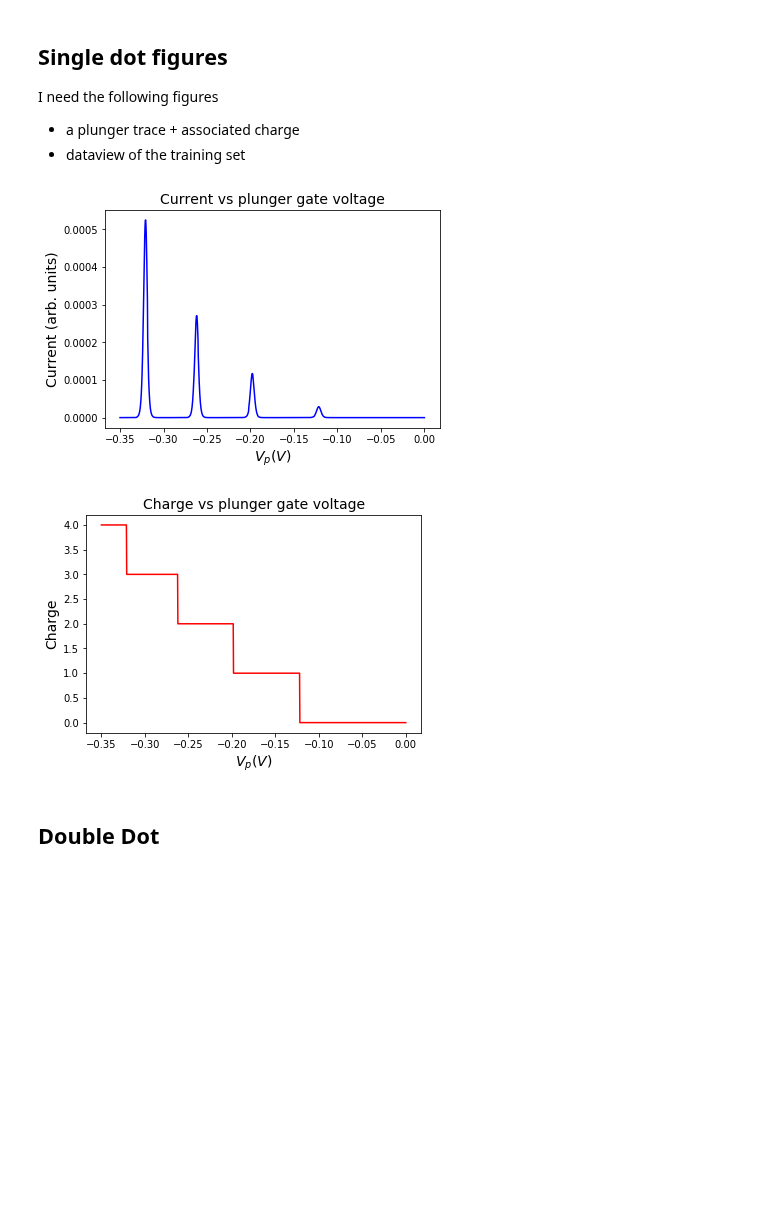
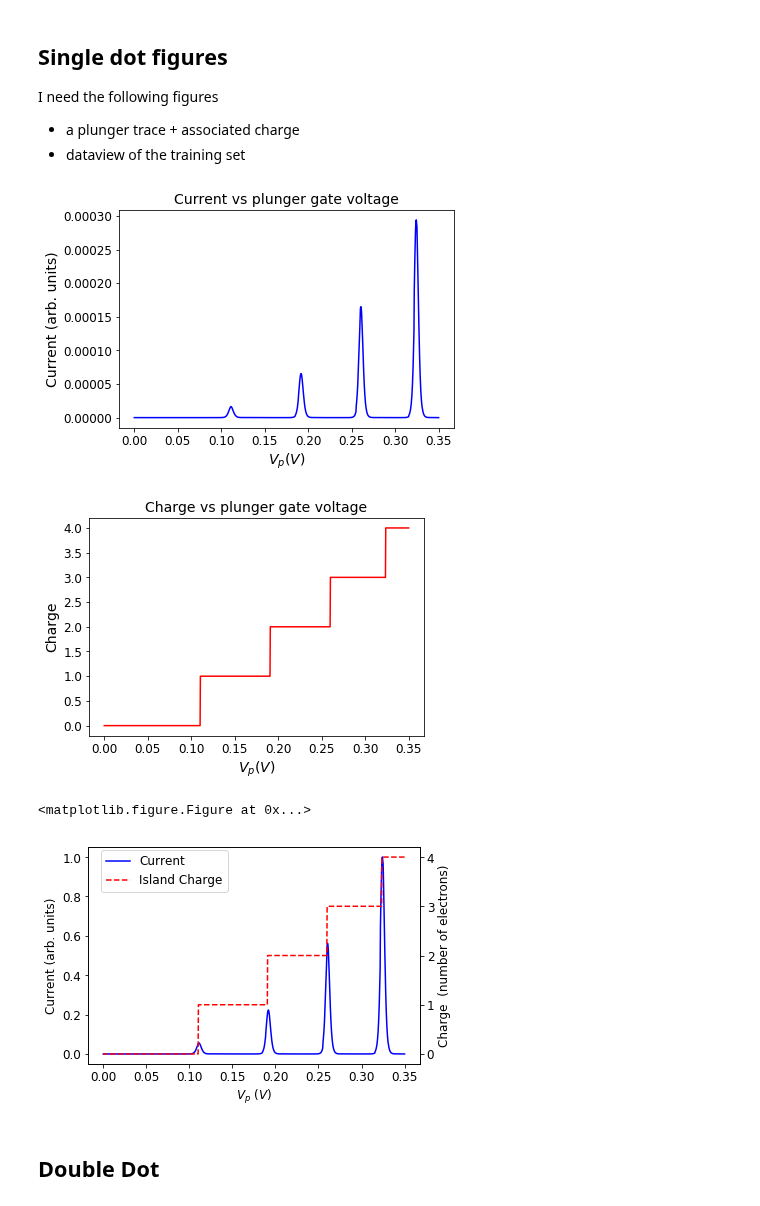
Before and after one commit to Quantumgame/quantum-ml, a Jupyter notebook: Data Generation/Figures.ipynb, the cells around one changed output. Cells and saved outputs as stored; diff of their text form; code cells hidden in the pictures; blank space fills up the shorter version.

```diff
--- a/Data Generation/Figures.ipynb
+++ b/Data Generation/Figures.ipynb
@@ -8,6 +8,14 @@ import matplotlib.pyplot as plt
 import sys
 sys.path.append("/home/physics43/Sandesh/repos/quantum-ml/Nanowire Model/")
 sys.path.append("/home/physics43/Sandesh/repos/quantum-ml/Data Generation/")
+
+import matplotlib as mpl
+label_size = 12
+mpl.rcParams['xtick.labelsize'] = label_size
+mpl.rcParams['ytick.labelsize'] = label_size
+mpl.rcParams.update({'font.size': 12})
+
+import matplotlib.cm as cm
 # %% [markdown]
 ## Single dot figures
 I need the following figures
@@ -16,30 +24,47 @@ I need the following figures
 * dataview of the training set
 # %%
 import random_single_dot
-data_path = "/home/physics43/Sandesh/repos/quantum-ml/Data Generation/Figure Data"
+data_path = "/home/physics43/Sandesh/repos/quantum-ml/Data Generation/Figure Data/"
 
 result = random_single_dot.calc_plunger_trace(1024,data_path)
 # %%
 V_P_vec = result['V_P_vec']
 current_vec = [x['current'] for x in result['output']]
 charge_vec = [np.sum(x['charge']) for x in result['output']]
 plt.figure(1)
-plt.plot(V_P_vec,current_vec,color='b')
+plt.plot(-V_P_vec,current_vec,color='b')
 plt.ylabel(r"Current (arb. units)",fontsize=14)
 plt.xlabel(r"$V_p (V)$",fontsize=14)
 
 plt.title("Current vs plunger gate voltage",fontsize=14)
 plt.savefig("/home/physics43/Desktop/sd_current.png",dpi=300)
 
 plt.figure(2)
-plt.plot(V_P_vec,charge_vec,color='r')
+plt.plot(-V_P_vec,charge_vec,color='r')
 plt.ylabel(r"Charge",fontsize=14)
 plt.xlabel(r"$V_p (V)$",fontsize=14)
 plt.title("Charge vs plunger gate voltage",fontsize=14)
 plt.savefig("/home/physics43/Desktop/sd_charge.png",dpi=300)
+
+plt.figure(3)
+fig,ax1 = plt.subplots()
+ax1.plot(-V_P_vec,current_vec/np.max(current_vec),'b-',label="Current")
+ax1.set_ylabel(r"Current (arb. units)")
+ax1.set_xlabel(r"$V_p\ (V)$")
+
+
+ax2 = ax1.twinx()
+ax2.plot(-V_P_vec,charge_vec, 'r--',label="Island Charge")
+ax2.set_ylabel(r"Charge  (number of electrons)")
+ax2.set_yticks(range(5))
+fig.tight_layout()
+fig.legend(loc=(0.15,0.8))
+plt.savefig("/home/physics43/Desktop/sd_combined.png",dpi=300)
 # %% [output]
-[figure, old version]
+[figure, new version]
-[figure, old version]
+[figure, new version]
+<matplotlib.figure.Figure at 0x...>
+[figure, added]
 # %% [markdown]
 ## Double Dot
 # %%
```
Also changed, not shown: parts of 3 cells of this notebook, 2 other files.
